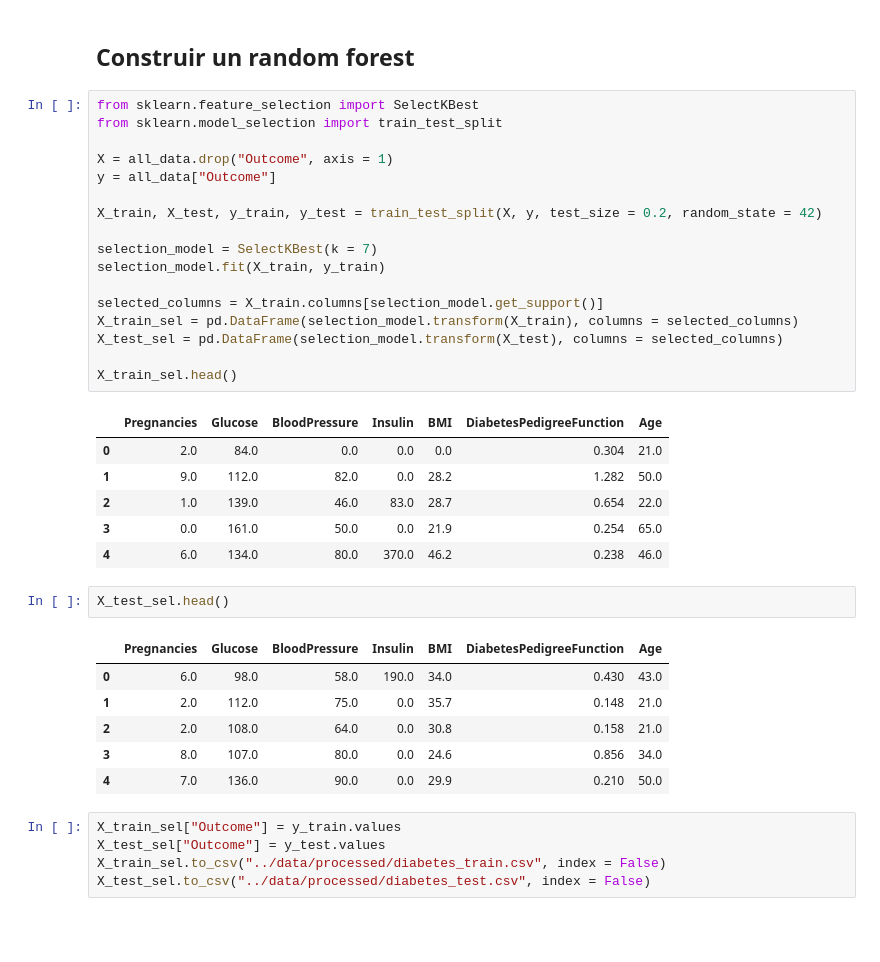
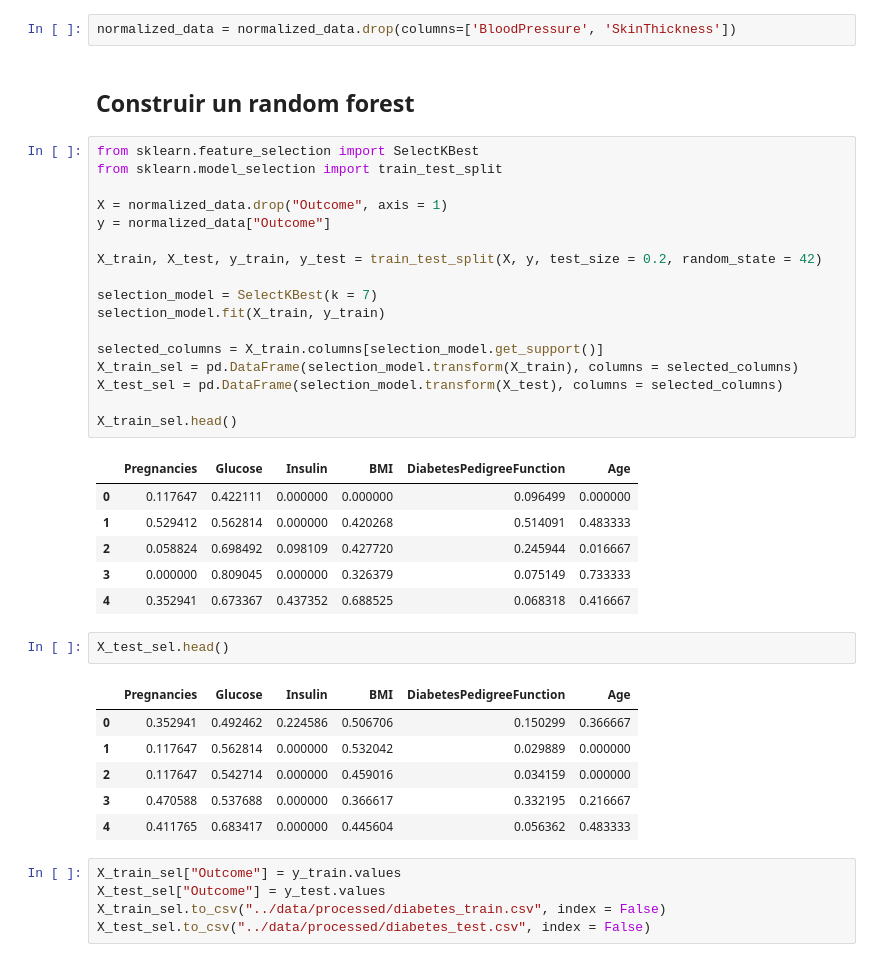
Before and after one commit to Bere333/Diabetes_Random_Forest_Algorithm, a Jupyter notebook: src/diabetes_random_forest_explore.ipynb, the cells around one changed output. Saved outputs shown, nothing was run; the diff lists cells and outputs as text; blank space fills up the shorter version.

```diff
--- a/src/diabetes_random_forest_explore.ipynb
+++ b/src/diabetes_random_forest_explore.ipynb
@@ -122,38 +124,40 @@ plt.show()
+# %%
+normalized_data = normalized_data.drop(columns=['BloodPressure', 'SkinThickness'])
 # %% [markdown]
 ## Construir un random forest
 # %%
 from sklearn.feature_selection import SelectKBest
 from sklearn.model_selection import train_test_split
 
-X = all_data.drop("Outcome", axis = 1)
-y = all_data["Outcome"]
+X = normalized_data.drop("Outcome", axis = 1)
+y = normalized_data["Outcome"]
 
 X_train, X_test, y_train, y_test = train_test_split(X, y, test_size = 0.2, random_state = 42)
 
 selection_model = SelectKBest(k = 7)
 selection_model.fit(X_train, y_train)
 
 selected_columns = X_train.columns[selection_model.get_support()]
 X_train_sel = pd.DataFrame(selection_model.transform(X_train), columns = selected_columns)
 X_test_sel = pd.DataFrame(selection_model.transform(X_test), columns = selected_columns)
 
 X_train_sel.head()
 # %% [output]
-|  | Pregnancies | Glucose | BloodPressure | Insulin | BMI | DiabetesPedigreeFunction | Age |
-| 0 | 2.0 | 84.0 | 0.0 | 0.0 | 0.0 | 0.304 | 21.0 |
-| 1 | 9.0 | 112.0 | 82.0 | 0.0 | 28.2 | 1.282 | 50.0 |
-| 2 | 1.0 | 139.0 | 46.0 | 83.0 | 28.7 | 0.654 | 22.0 |
-| 3 | 0.0 | 161.0 | 50.0 | 0.0 | 21.9 | 0.254 | 65.0 |
-| 4 | 6.0 | 134.0 | 80.0 | 370.0 | 46.2 | 0.238 | 46.0 |
+|  | Pregnancies | Glucose | Insulin | BMI | DiabetesPedigreeFunction | Age |
+| 0 | 0.117647 | 0.422111 | 0.000000 | 0.000000 | 0.096499 | 0.000000 |
+| 1 | 0.529412 | 0.562814 | 0.000000 | 0.420268 | 0.514091 | 0.483333 |
+| 2 | 0.058824 | 0.698492 | 0.098109 | 0.427720 | 0.245944 | 0.016667 |
+| 3 | 0.000000 | 0.809045 | 0.000000 | 0.326379 | 0.075149 | 0.733333 |
+| 4 | 0.352941 | 0.673367 | 0.437352 | 0.688525 | 0.068318 | 0.416667 |
 # %%
 X_test_sel.head()
 # %% [output]
-|  | Pregnancies | Glucose | BloodPressure | Insulin | BMI | DiabetesPedigreeFunction | Age |
-| 0 | 6.0 | 98.0 | 58.0 | 190.0 | 34.0 | 0.430 | 43.0 |
-| 1 | 2.0 | 112.0 | 75.0 | 0.0 | 35.7 | 0.148 | 21.0 |
-| 2 | 2.0 | 108.0 | 64.0 | 0.0 | 30.8 | 0.158 | 21.0 |
-| 3 | 8.0 | 107.0 | 80.0 | 0.0 | 24.6 | 0.856 | 34.0 |
-| 4 | 7.0 | 136.0 | 90.0 | 0.0 | 29.9 | 0.210 | 50.0 |
+|  | Pregnancies | Glucose | Insulin | BMI | DiabetesPedigreeFunction | Age |
+| 0 | 0.352941 | 0.492462 | 0.224586 | 0.506706 | 0.150299 | 0.366667 |
+| 1 | 0.117647 | 0.562814 | 0.000000 | 0.532042 | 0.029889 | 0.000000 |
+| 2 | 0.117647 | 0.542714 | 0.000000 | 0.459016 | 0.034159 | 0.000000 |
+| 3 | 0.470588 | 0.537688 | 0.000000 | 0.366617 | 0.332195 | 0.216667 |
+| 4 | 0.411765 | 0.683417 | 0.000000 | 0.445604 | 0.056362 | 0.483333 |
 # %%
 X_train_sel["Outcome"] = y_train.values
 X_test_sel["Outcome"] = y_test.values
```
Also changed, not shown: parts of 22 cells of this notebook, 2 other files.
